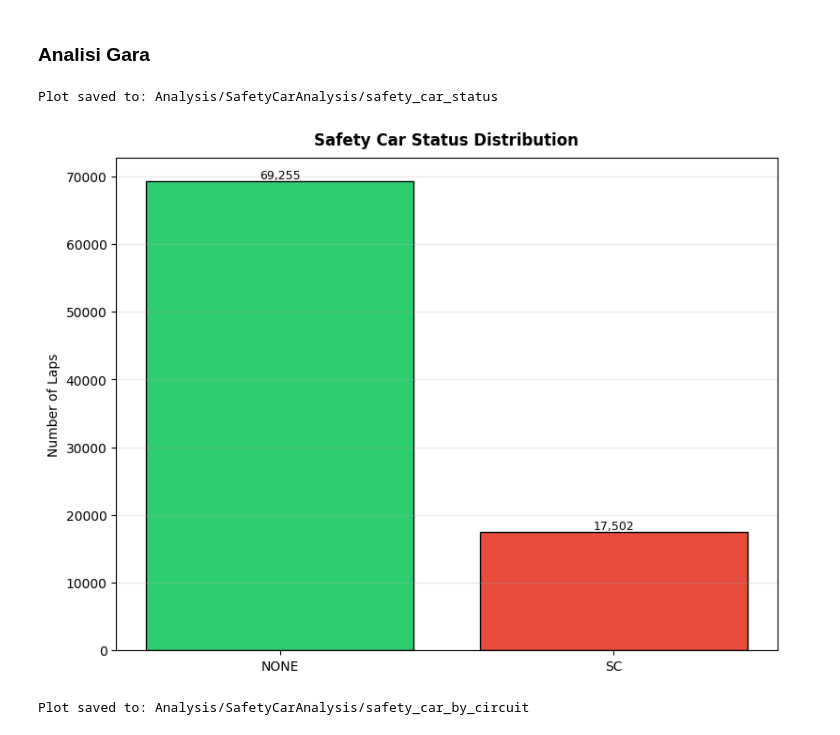
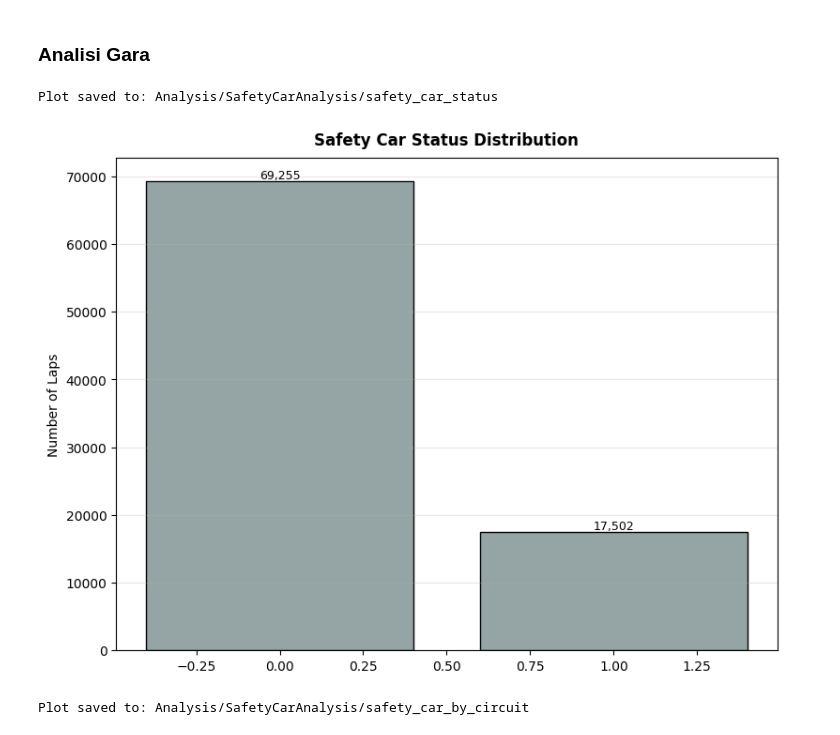
Before and after one commit to FedericoSabbadini/F1_StrategyPredictor, a Jupyter notebook: 02:dbAnalysis/DataAnalysis.ipynb, the cells around one changed output. Drawn from its saved outputs; the diff is of its cells as text; code cells hidden in the pictures.

```diff
--- a/02:dbAnalysis/DataAnalysis.ipynb
+++ b/02:dbAnalysis/DataAnalysis.ipynb
@@ -323,6 +329,7 @@ Lap Time Statistics:
    Std Dev:             10.93s
 # %%
 df_f1['UnderCaution'] = (df_f1['SafetyCarStatus'] == 'SC').astype(int)
+df_f1.drop(columns=['SafetyCarStatus'], errors='ignore', inplace=True)
 
 n_sc_laps = df_f1['UnderCaution'].sum()
 total_laps = len(df_f1)
@@ -838,24 +845,24 @@ Plot saved to: Analysis/CircuitAnalysis/circuit_weather
 # %%
 # SC/VSC Distribution
 fig = plt.figure(figsize=(20, 15))
 
 ax = plt.subplot(2, 2, 1)
-if 'SafetyCarStatus' in df_f1.columns:
-    sc_counts = df_f1['SafetyCarStatus'].value_counts()
+if 'UnderCaution' in df_f1.columns:
+    sc_counts = df_f1['UnderCaution'].value_counts()
     colors = {'NONE': '#2ecc71', 'SC': '#e74c3c', 'VSC': '#f39c12'}
     bar_colors = [colors.get(x, '#95a5a6') for x in sc_counts.index]
     bars = ax.bar(sc_counts.index, sc_counts.values, color=bar_colors, edgecolor='black')
     ax.set_ylabel('Number of Laps')
     ax.set_title('Safety Car Status Distribution', fontweight='bold', pad=10)
     ax.grid(axis='y', alpha=0.3)
     for bar, count in zip(bars, sc_counts.values):
         ax.text(bar.get_x() + bar.get_width()/2, bar.get_height(),
                  f'{count:,}', ha='center', va='bottom', fontsize=9)
 
 save_plot(fig, "SafetyCarAnalysis", "safety_car_status")
 # %% [output]
 Plot saved to: Analysis/SafetyCarAnalysis/safety_car_status
-[figure, old version]
+[figure, new version]
 # %%
 # % SC/VSC for Circuit
 fig = plt.figure(figsize=(20, 15))
```
Also changed, not shown: parts of 47 cells of this notebook, 6 other files.
